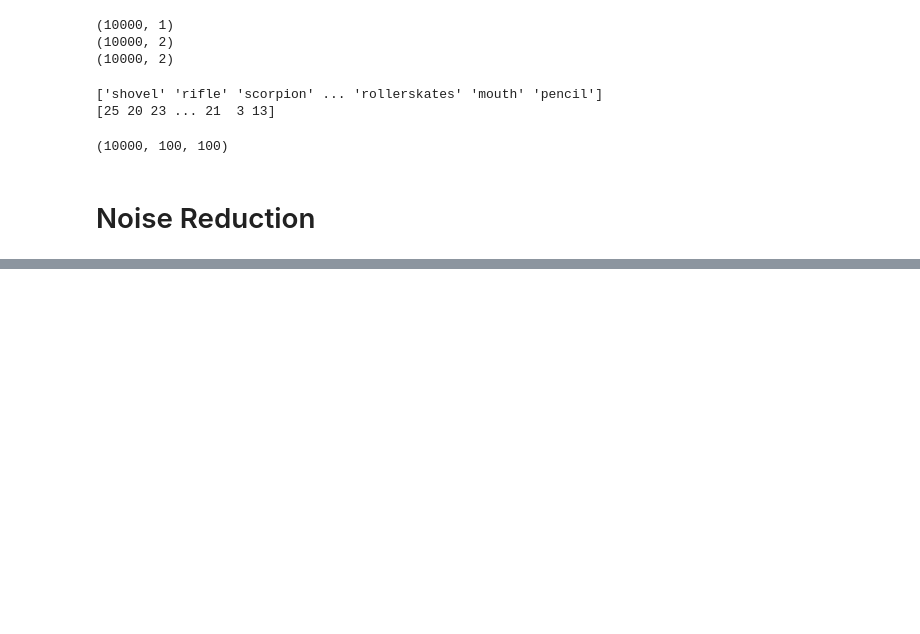
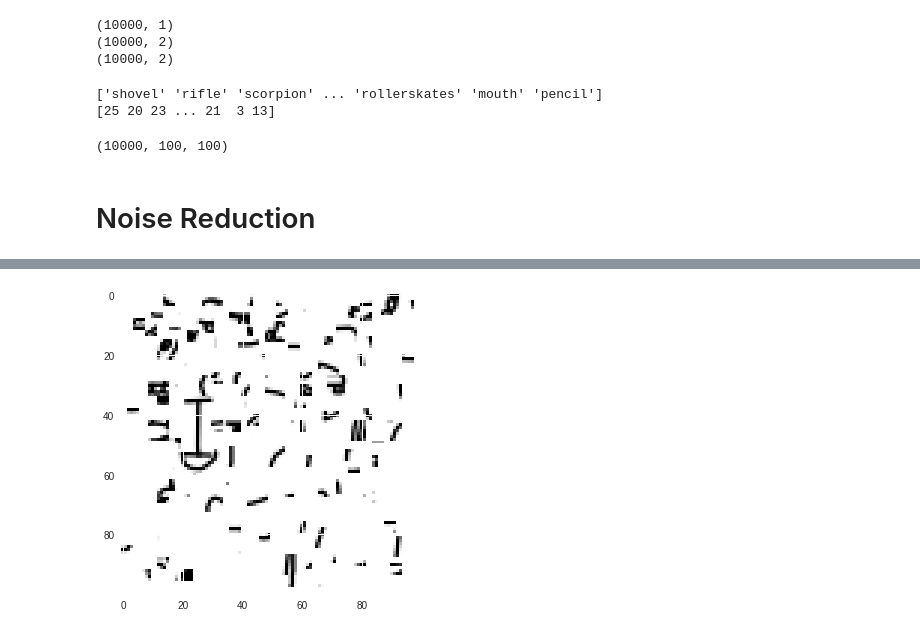
Before and after one commit to ohaanika/classify-doodles, a Jupyter notebook: final.ipynb, the cells around one changed output, grey strips where cells are left out. Saved outputs shown, nothing was run; the diff lists cells and outputs as text; code cells hidden in the pictures; blank space fills up the shorter version.

```diff
--- a/final.ipynb
+++ b/final.ipynb
@@ -129,0 +166,5 @@ tf.__version__
+# %%
+plt.imshow(train_x[0])
+plt.show()
+# %% [output]
+[figure, added]
```
Also changed, not shown: parts of 13 cells of this notebook.
